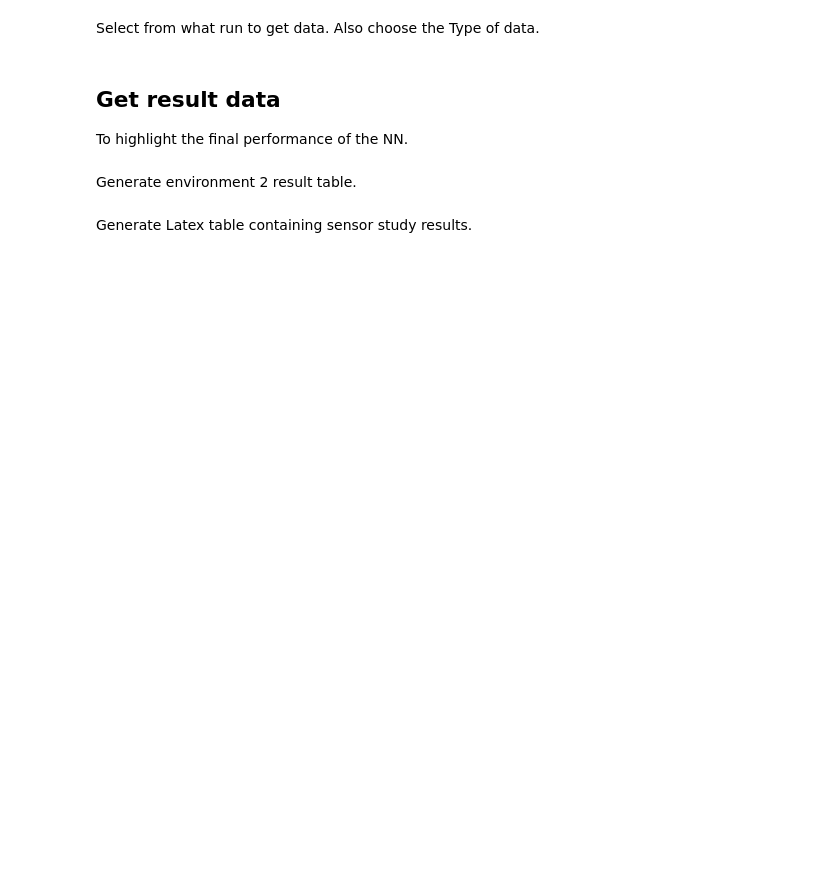
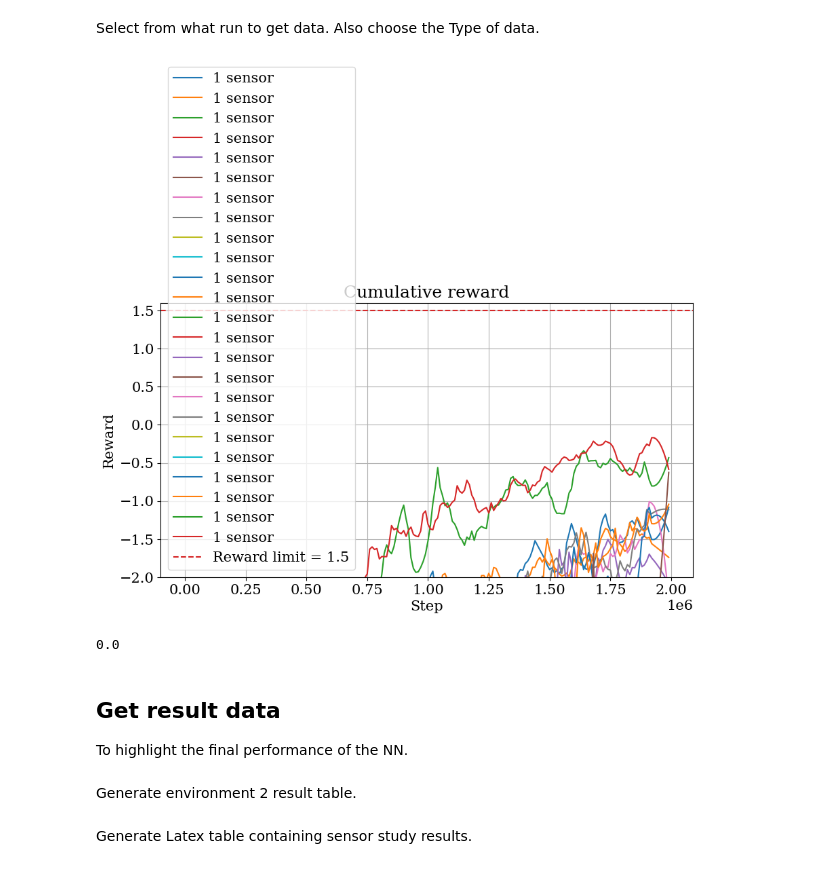
Before and after one commit to muehlefeldt/unity-machine-learning, a Jupyter notebook: python/notebooks/plot.ipynb, the cells around one changed output. Cells and saved outputs as stored; diff of their text form; code cells hidden in the pictures; blank space fills up the shorter version.

```diff
--- a/python/notebooks/plot.ipynb
+++ b/python/notebooks/plot.ipynb
@@ -46,12 +49,12 @@ tag_colors = {
 Select from what run to get data. Also choose the Type of data.
 # %%
 multiple_runs = True
-selected_runs: list[int] = list(range(6466, 6474)) #[6072]
+selected_runs: list[int] = list(range(6024, 6048)) # list(range(6466, 6475)) #[6072]
 plot_step = 5
 plot_all = True
 
 # Select the plot you want:
-selected_plot = Plot.RESULT_DATA_SENSOR_STUDY
+selected_plot = Plot.SENSOR_STUDY_REWARD
 # %%
 """Get y data fro the summary dict using the ID of the training run.
 The tag specifies the selected type of data."""
@@ -87,6 +90,15 @@ def cut_arrays_to_same_length(a: np.ndarray, b:np.ndarray):
             d = len(b)
             a = a[:d]
     return a, b
+# %%
+def get_passage_quality(good, bad):
+    x = good
+    y = bad
+    try:
+        result = x / (x + y)
+    except RuntimeWarning:
+        result = 0.0
+    return result
 # %%
 # Load the pickle with all the run data.
 summary_file_path = Path("C:/Users/max.muehlefeldt/Documents/GitHub/unity-machine-learning/python/basic_rl_env/summary_dict.pickle").absolute()
@@ -101,13 +113,25 @@ matplotlib.rcParams["font.family"] = 'serif'
 if selected_plot in [
     Plot.SENSOR_STUDY_EP_LENGTH,
     Plot.SENSOR_STUDY_REWARD,
-    Plot.SENSOR_STUDY_INITIAL_COLLISION
+    Plot.SENSOR_STUDY_INITIAL_COLLISION,
+    Plot.SENSOR_STUDY_CONTINUED_COLLISION,
+    Plot.SENSOR_STUDY_DOOR_GOOD,
+    Plot.SENSOR_STUDY_DOOR_BAD,
+    Plot.SENSOR_STUDY_DOOR_QUALITY
     ]:
     selected_tag = Tag.CUMULATIVE_REWARD
     if selected_plot is Plot.SENSOR_STUDY_EP_LENGTH:
         selected_tag = Tag.EP_LENGTH
     elif selected_plot is Plot.SENSOR_STUDY_INITIAL_COLLISION:
         selected_tag = Tag.COLLISION_INITIAL
+    elif selected_plot is Plot.SENSOR_STUDY_CONTINUED_COLLISION:
+        selected_tag = Tag.COLLISION_STAY
+    elif selected_plot is Plot.SENSOR_STUDY_DOOR_GOOD:
+        selected_tag = Tag.DOOR_GOOD
+    elif selected_plot is Plot.SENSOR_STUDY_DOOR_BAD:
+        selected_tag = Tag.DOOR_BAD
+    elif selected_plot is Plot.SENSOR_STUDY_DOOR_QUALITY:
+        selected_tag = Tag.DOOR_BAD
 
     fig = plt.figure(figsize=(9, 7))
     fig.patch.set_alpha(0.)
@@ -122,12 +146,27 @@ if selected_plot in [
         run_label = f"{sensor_count} sensor" if sensor_count == 1 else f"{sensor_count} sensors"
         #run_label += f", no LSTM" if id == 6108 else ", with LSTM"
 
+
         #x = content[id]["x_values"][selected_tag]
+
         x = get_x_data(summary_dict, id, selected_tag)
         #y = savgol_filter( content[id]["y_values"][selected_tag], 15, 2)
 
-        y = filter_data(get_y_data(summary_dict, id, selected_tag))
+        if selected_plot is Plot.SENSOR_STUDY_DOOR_QUALITY:
+            selected_tag = Tag.DOOR_BAD
+            y_bad = -1 * np.array(get_y_data(summary_dict, id, selected_tag))
+            selected_tag = Tag.DOOR_GOOD
+            y_good = np.array(get_y_data(summary_dict, id, selected_tag))
+            y_bad, y_good = cut_arrays_to_same_length(y_bad, y_good)
+            #y = []
+            #for index in range(len(y_good)):
+                #y.append(get_passage_quality(y_good[index], y_bad[index]))
+            y = get_passage_quality(y_good, y_bad)
+        else:
+            y = filter_data(get_y_data(summary_dict, id, selected_tag))
         #x = content[id]["x_values"][selected_tag]
+        if selected_plot is Plot.SENSOR_STUDY_CONTINUED_COLLISION:
+            y = filter_data(filter_data(filter_data(y)))
         axs_first.plot(
             x,
             y,
@@ -137,33 +176,57 @@ if selected_plot in [
 
 
     if selected_plot is Plot.SENSOR_STUDY_REWARD:
         axs_first.set_ylim(-2, 1.6)
         axs_first.axhline(1.5, label="Reward limit = 1.5", color="C3", linestyle="dashed")
         #axs_first.axhline(1.25, label="Reward limit = 1.25", color="C3", linestyle="dashed")
         #axs_first.axhline(1.0, label="Reward limit = 1.0", color="C3", linestyle="dashed")
         axs_first.set_ylabel("Reward")
         axs_first.set_title("Cumulative reward")
 
     elif selected_plot is Plot.SENSOR_STUDY_EP_LENGTH:
         axs_first.set_ylim(0, 200)
         axs_first.set_ylabel("Length")
         axs_first.set_title("Episode length")
 
     elif selected_plot is Plot.SENSOR_STUDY_INITIAL_COLLISION:
         axs_first.set_ylim(0, 200)
         axs_first.set_ylabel("Count")
         axs_first.set_title("Initial Collisions")
 
+    elif selected_plot is Plot.SENSOR_STUDY_CONTINUED_COLLISION:
+        axs_first.set_ylim(0, 200)
+        axs_first.set_ylabel("Count")
+        axs_first.set_title("Continued Collisions")
+
+    elif selected_plot is Plot.SENSOR_STUDY_DOOR_GOOD:
+        axs_first.set_title("Correct Door Passages")
+
+    elif selected_plot is Plot.SENSOR_STUDY_DOOR_BAD:
+        axs_first.set_title("Incorrect Door Passages")
+
     axs_first.set_xlabel("Step")
 
     axs_first.legend()
     axs_first.grid()
 
     plt.subplots_adjust(hspace=0.4)
     plt.style.use("default")
     plt.tight_layout()
     #plt.savefig(f"{selected_run}_all.pdf")
     fig.savefig(f"{selected_runs[0]}-{selected_runs[-1]}_{selected_plot}.pdf")
+# %% [output]
+[figure, added]
+# %%
+y_bad
+y_good
+
+
+np.where(y_bad == 0.0)
+
+
+get_passage_quality(0, 10000)
+# %% [output]
+0.0
 # %%
 if selected_plot is Plot.COLLISION:
     fig = plt.figure(figsize=(9, 7))
```
Also changed, not shown: parts of 3 cells of this notebook, 3 other files.
